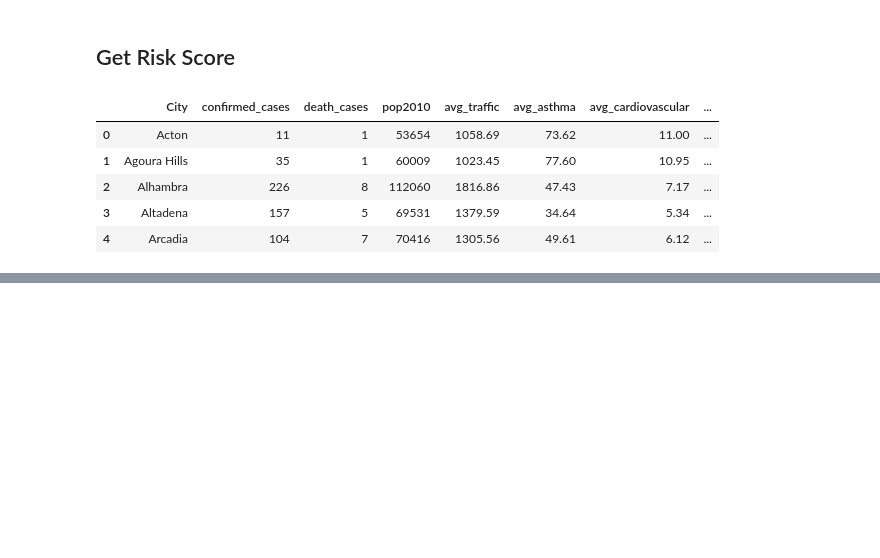
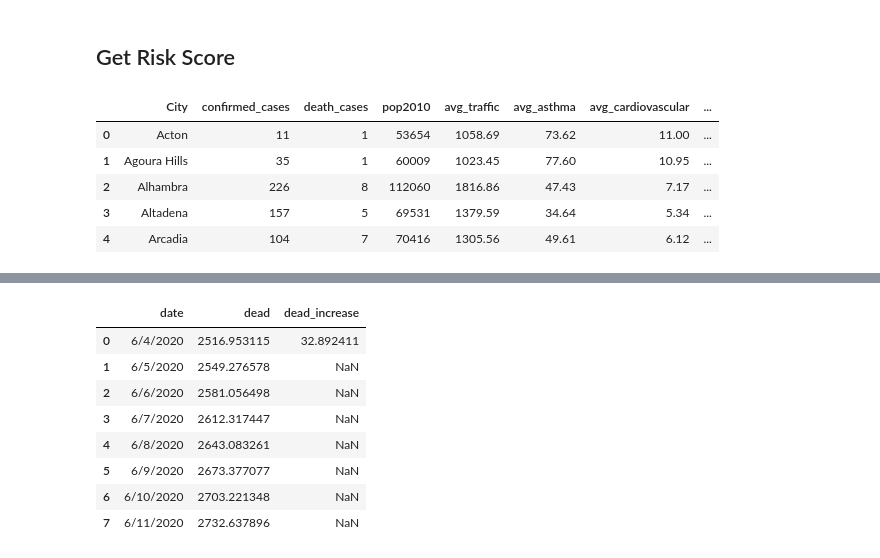
Before and after one commit to wujj0326/COVID_Risk_Competition, a Jupyter notebook: COVID_Challenge.ipynb, the cells around one changed output, grey strips where cells are left out. Saved outputs shown, nothing was run; the diff lists cells and outputs as text; code cells hidden in the pictures; blank space fills up the shorter version.

```diff
--- a/COVID_Challenge.ipynb
+++ b/COVID_Challenge.ipynb
@@ -368,0 +407,14 @@ risk_score_final.to_csv('risk_score_final.csv',index=False)
+# %%
+death = pd.read_csv('https://raw.githubusercontent.com/wujj0326/COVID_Risk_Competition/master/deaths_fit.csv')
+# %%
+death_prediction = death.tail(8).iloc[:,np.r_[1,4,7]].reset_index().drop('index',axis=1)
+# %% [output]
+|  | date | dead | dead_increase |
+| 0 | 6/4/2020 | 2516.953115 | 32.892411 |
+| 1 | 6/5/2020 | 2549.276578 | NaN |
+| 2 | 6/6/2020 | 2581.056498 | NaN |
+| 3 | 6/7/2020 | 2612.317447 | NaN |
+| 4 | 6/8/2020 | 2643.083261 | NaN |
+| 5 | 6/9/2020 | 2673.377077 | NaN |
+| 6 | 6/10/2020 | 2703.221348 | NaN |
+| 7 | 6/11/2020 | 2732.637896 | NaN |
```
Also changed, not shown: parts of 20 cells of this notebook.
